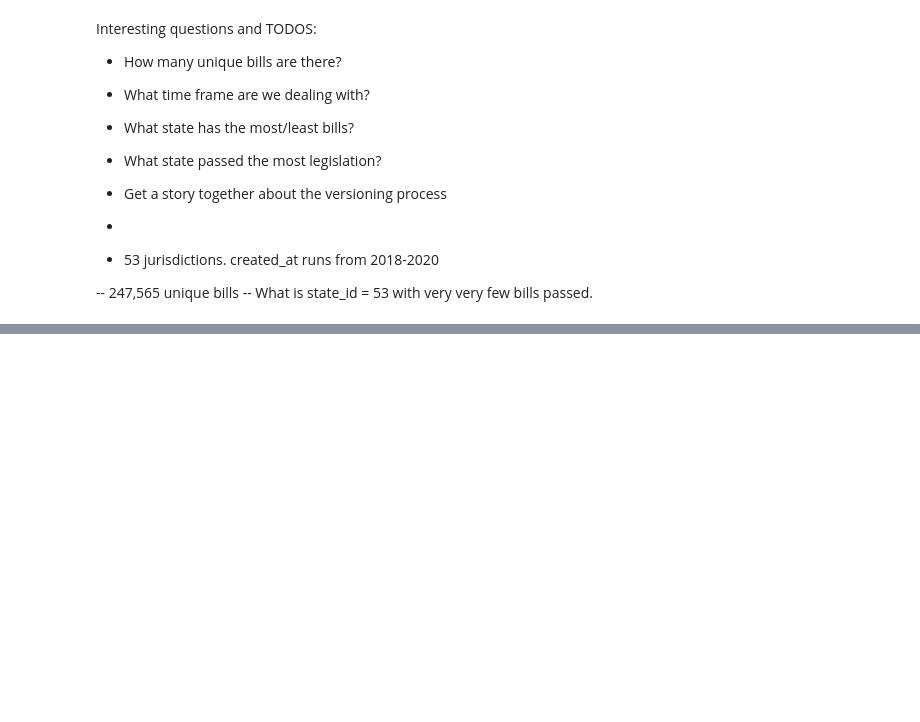
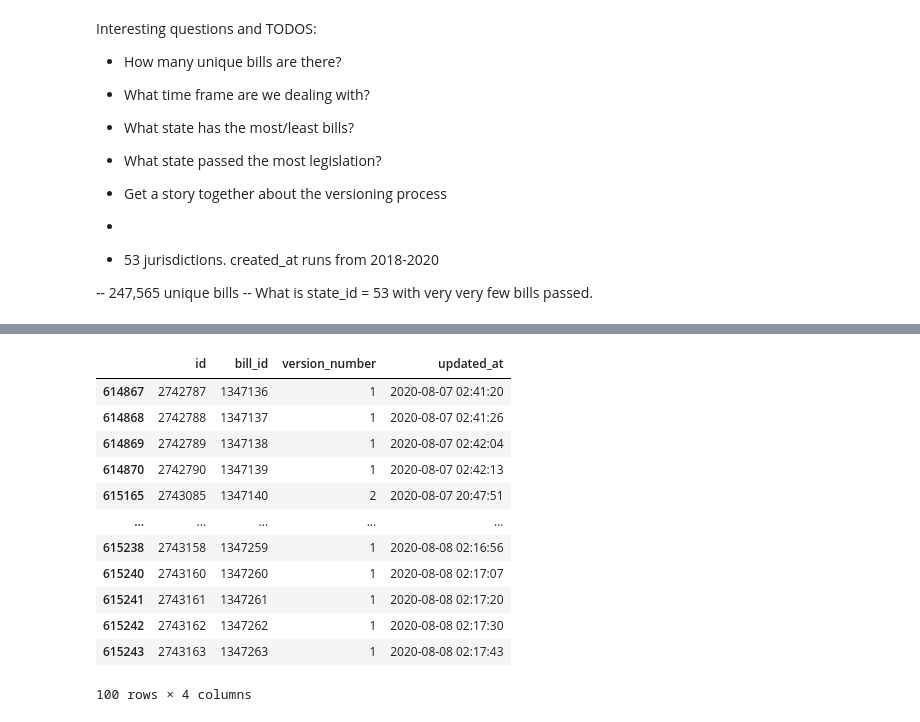
Before and after one commit to lukevancleve/govhawk_ml, a Jupyter notebook: notebooks/Data_Explorations.ipynb, the cells around one changed output, grey strips where cells are left out. Cells and saved outputs as stored; diff of their text form; code cells hidden in the pictures; blank space fills up the shorter version.

```diff
--- a/notebooks/Data_Explorations.ipynb
+++ b/notebooks/Data_Explorations.ipynb
@@ -9,3 +12,16 @@ bills =  pd.read_csv("../data/external/bill.csv", sep=";", encoding="latin1", pa
 divs =  pd.read_csv("../data/external/division.csv", sep=";", encoding="latin1", parse_dates=True)
 bill_leg_vote =  pd.read_csv("../data/external/bill_legislator_vote.csv", sep=";", encoding="latin1", parse_dates=True)
 vote_rec_type =  pd.read_csv("../data/external/vote_recorded_type.csv", sep=";", encoding="latin1", parse_dates=True)
+# %%
+bv.head()
+version_exists = []
+for i in bv['id']:
+    fn = '../data/clean/' + str(i) + '.txt'
+    #print(fn)
+    if os.path.exists(fn):
+        version_exists.append(True)
+    else:
+        version_exists.append(False)
+print(len(bv))
+print(sum(version_exists))
+bv = bv[version_exists]
@@ -519,0 +146,21 @@ sessions[sessions.division_id == 651]
+# %%
+# Calculate the version number of the bill.
+
+# NOTES: Updated_at may potentialy be the same for each bill_id, we order by the id in this case
+a = bv
+a['version_number'] = a[['id', 'bill_id', 'updated_at']].groupby('bill_id').cumcount()+1
+a[['id', 'bill_id', 'version_number', 'updated_at']].sort_values('bill_id').tail(n=100)
+# %% [output]
+|  | id | bill_id | version_number | updated_at |
+| 614867 | 2742787 | 1347136 | 1 | 2020-08-07 02:41:20 |
+| 614868 | 2742788 | 1347137 | 1 | 2020-08-07 02:41:26 |
+| 614869 | 2742789 | 1347138 | 1 | 2020-08-07 02:42:04 |
+| 614870 | 2742790 | 1347139 | 1 | 2020-08-07 02:42:13 |
+| 615165 | 2743085 | 1347140 | 2 | 2020-08-07 20:47:51 |
+| ... | ... | ... | ... | ... |
+| 615238 | 2743158 | 1347259 | 1 | 2020-08-08 02:16:56 |
+| 615240 | 2743160 | 1347260 | 1 | 2020-08-08 02:17:07 |
+| 615241 | 2743161 | 1347261 | 1 | 2020-08-08 02:17:20 |
+| 615242 | 2743162 | 1347262 | 1 | 2020-08-08 02:17:30 |
+| 615243 | 2743163 | 1347263 | 1 | 2020-08-08 02:17:43 |
+100 rows × 4 columns
```
Also changed, not shown: parts of 81 cells of this notebook, 15 other files.
